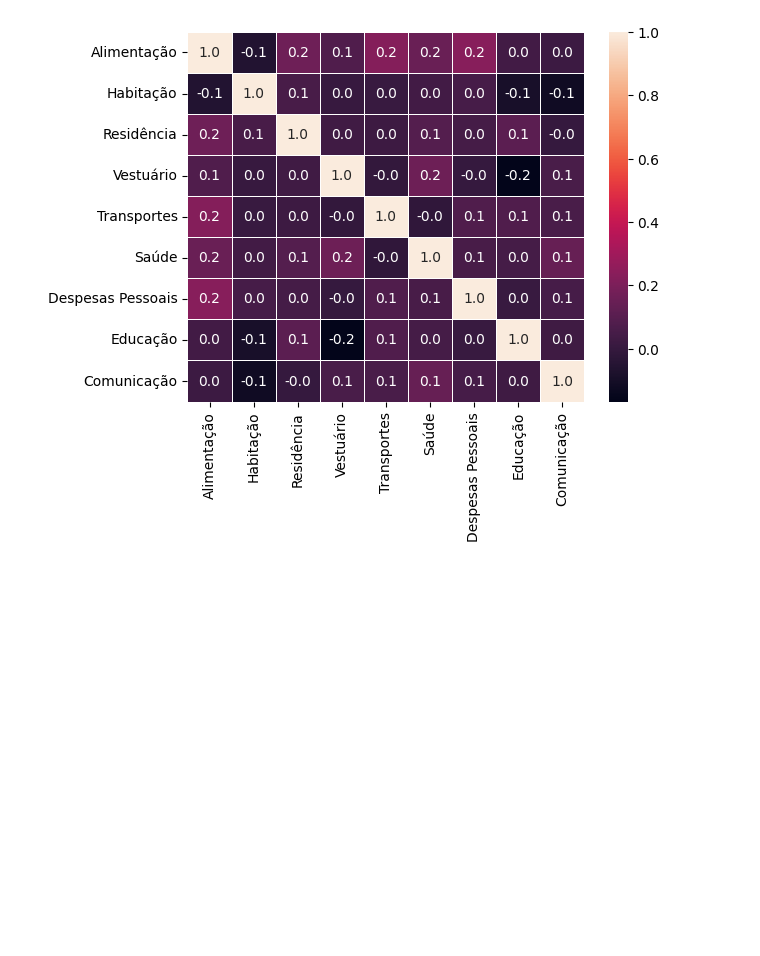
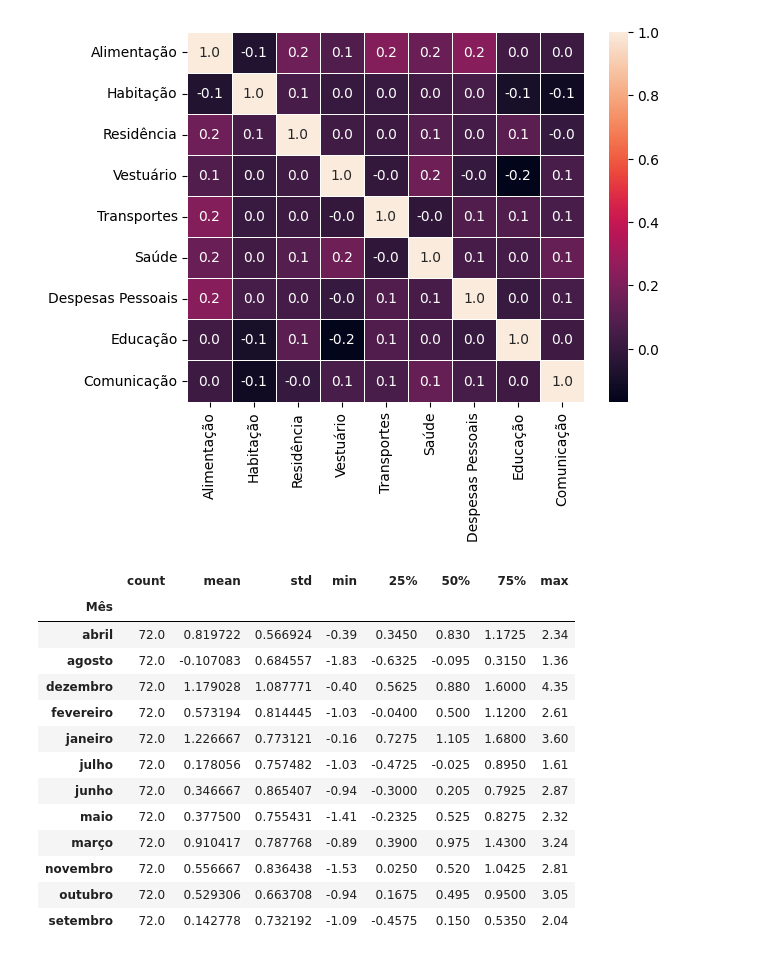
Before and after one commit to masterkey-07/proj-prob-ibge, a Jupyter notebook: notebook.ipynb, the cells around one changed output. Drawn from its saved outputs; the diff is of its cells as text; code cells hidden in the pictures; blank space fills up the shorter version.

```diff
--- a/notebook.ipynb
+++ b/notebook.ipynb
@@ -31,3 +31,4 @@ dados['IPCA'] = IPCA / 9
 
 agrupado_regiao = dados.groupby('Região')
 agrupado_ano = dados.groupby('Ano')
+agrupado_mes = dados.groupby('Mês')
@@ -51,3 +41,20 @@ plot
 # %% [output]
 <Axes: >
 [figure]
+# %%
+agrupado_mes[columns[0]].describe()
+# %% [output]
+|  | count | mean | std | min | 25% | 50% | 75% | max |
+| Mês |  |  |  |  |  |  |  |  |
+| abril | 72.0 | 0.819722 | 0.566924 | -0.39 | 0.3450 | 0.830 | 1.1725 | 2.34 |
+| agosto | 72.0 | -0.107083 | 0.684557 | -1.83 | -0.6325 | -0.095 | 0.3150 | 1.36 |
+| dezembro | 72.0 | 1.179028 | 1.087771 | -0.40 | 0.5625 | 0.880 | 1.6000 | 4.35 |
+| fevereiro | 72.0 | 0.573194 | 0.814445 | -1.03 | -0.0400 | 0.500 | 1.1200 | 2.61 |
+| janeiro | 72.0 | 1.226667 | 0.773121 | -0.16 | 0.7275 | 1.105 | 1.6800 | 3.60 |
+| julho | 72.0 | 0.178056 | 0.757482 | -1.03 | -0.4725 | -0.025 | 0.8950 | 1.61 |
+| junho | 72.0 | 0.346667 | 0.865407 | -0.94 | -0.3000 | 0.205 | 0.7925 | 2.87 |
+| maio | 72.0 | 0.377500 | 0.755431 | -1.41 | -0.2325 | 0.525 | 0.8275 | 2.32 |
+| março | 72.0 | 0.910417 | 0.787768 | -0.89 | 0.3900 | 0.975 | 1.4300 | 3.24 |
+| novembro | 72.0 | 0.556667 | 0.836438 | -1.53 | 0.0250 | 0.520 | 1.0425 | 2.81 |
+| outubro | 72.0 | 0.529306 | 0.663708 | -0.94 | 0.1675 | 0.495 | 0.9500 | 3.05 |
+| setembro | 72.0 | 0.142778 | 0.732192 | -1.09 | -0.4575 | 0.150 | 0.5350 | 2.04 |
```
Also changed, not shown: parts of 1 cell of this notebook.
